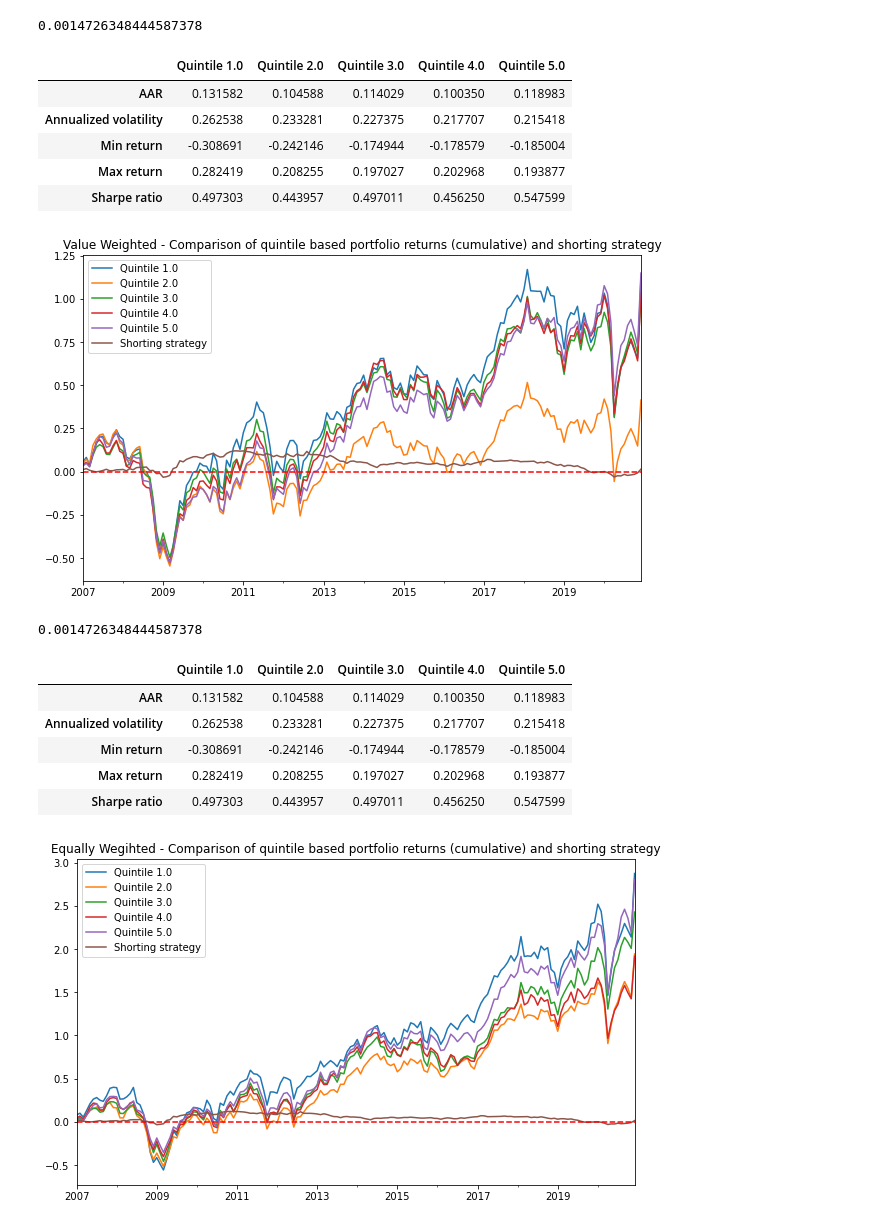
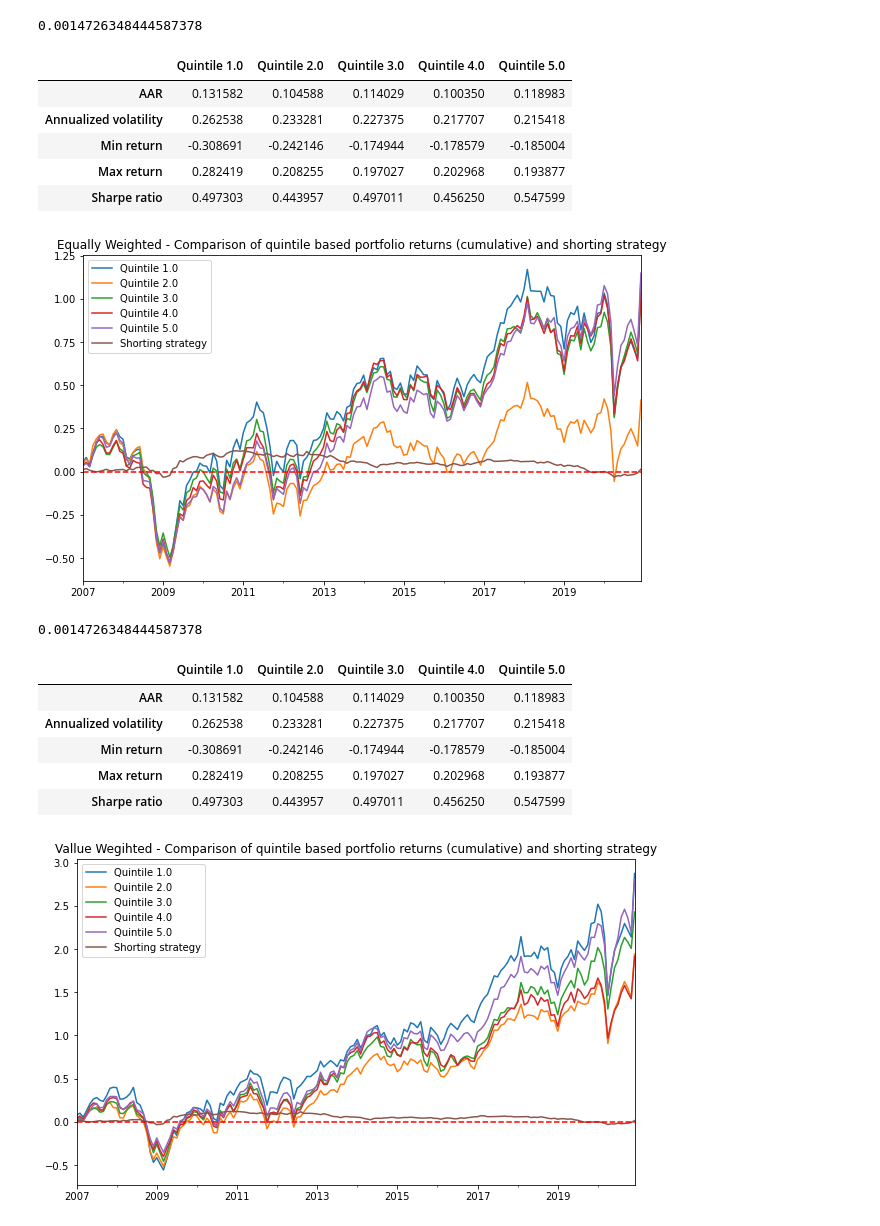
Before and after one commit to 0xMarmelade/FIN-429-Sustainable-finance, a Jupyter notebook: Homework 2/questions_4_5.ipynb, the cells around one changed output. Drawn from its saved outputs; the diff is of its cells as text; code cells hidden in the pictures.

Commit message:
Changed typo in graph title

```diff
--- a/Homework 2/questions_4_5.ipynb
+++ b/Homework 2/questions_4_5.ipynb
@@ -221,16 +221,16 @@ Computing average annual return for the strategy
 # %%
 equal_quintile_time_series['Shorting strategy'] = ((-0.5 * shorting_equal_quintile_portfolios['Quintile 5.0'].sum(axis=1)) + (0.5 * shorting_equal_quintile_portfolios['Quintile 1.0'].sum(axis=1)))
 
-((equal_quintile_time_series + 1).cumprod() - 1).plot(figsize=(10,6), title='Value Weighted - Comparison of quintile based portfolio returns (cumulative) and shorting strategy').axhline(0, color='red', linestyle='--')
+((equal_quintile_time_series + 1).cumprod() - 1).plot(figsize=(10,6), title='Equally Weighted - Comparison of quintile based portfolio returns (cumulative) and shorting strategy').axhline(0, color='red', linestyle='--')
 value_quintile_portfolios
 # %% [output]
 |  | Quintile 1.0 | Quintile 2.0 | Quintile 3.0 | Quintile 4.0 | Quintile 5.0 |
 | AAR | 0.131582 | 0.104588 | 0.114029 | 0.100350 | 0.118983 |
 | Annualized volatility | 0.262538 | 0.233281 | 0.227375 | 0.217707 | 0.215418 |
 | Min return | -0.308691 | -0.242146 | -0.174944 | -0.178579 | -0.185004 |
 | Max return | 0.282419 | 0.208255 | 0.197027 | 0.202968 | 0.193877 |
 | Sharpe ratio | 0.497303 | 0.443957 | 0.497011 | 0.456250 | 0.547599 |
-[figure, old version]
+[figure, new version]
 # %%
 shorting_value_quintile_portfolios = {}
 
@@ -250,7 +250,7 @@ for i in [1.0, 5.0]:
 # %%
 value_quintile_time_series['Shorting strategy'] = ((-0.5 * shorting_equal_quintile_portfolios['Quintile 5.0'].sum(axis=1)) + (0.5 * shorting_equal_quintile_portfolios['Quintile 1.0'].sum(axis=1)))
 
-((value_quintile_time_series + 1).cumprod() - 1).plot(figsize=(10,6), title='Equally Wegihted - Comparison of quintile based portfolio returns (cumulative) and shorting strategy').axhline(0, color='red', linestyle='--')
+((value_quintile_time_series + 1).cumprod() - 1).plot(figsize=(10,6), title='Vallue Wegihted - Comparison of quintile based portfolio returns (cumulative) and shorting strategy').axhline(0, color='red', linestyle='--')
 value_quintile_portfolios
 # %% [output]
 |  | Quintile 1.0 | Quintile 2.0 | Quintile 3.0 | Quintile 4.0 | Quintile 5.0 |
@@ -259,4 +259,4 @@ value_quintile_portfolios
 | Min return | -0.308691 | -0.242146 | -0.174944 | -0.178579 | -0.185004 |
 | Max return | 0.282419 | 0.208255 | 0.197027 | 0.202968 | 0.193877 |
 | Sharpe ratio | 0.497303 | 0.443957 | 0.497011 | 0.456250 | 0.547599 |
-[figure, old version]
+[figure, new version]
```
